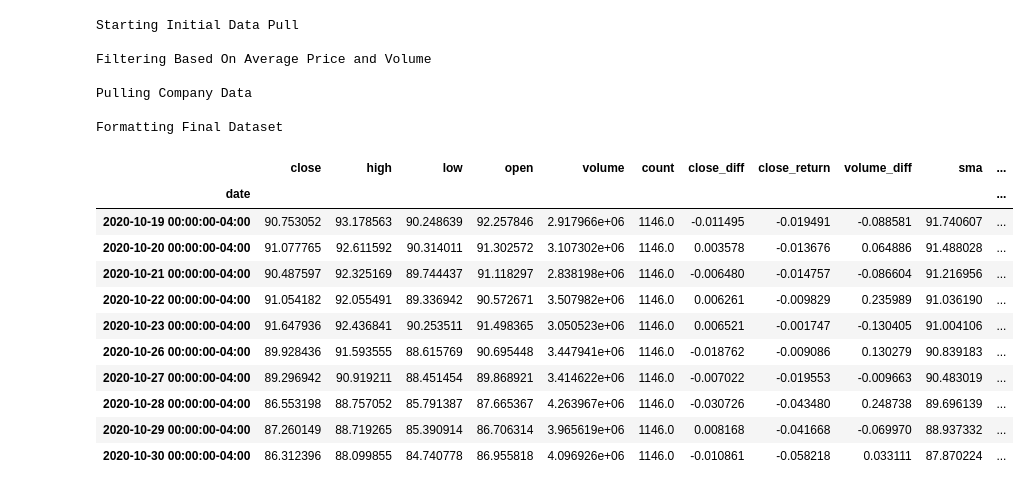
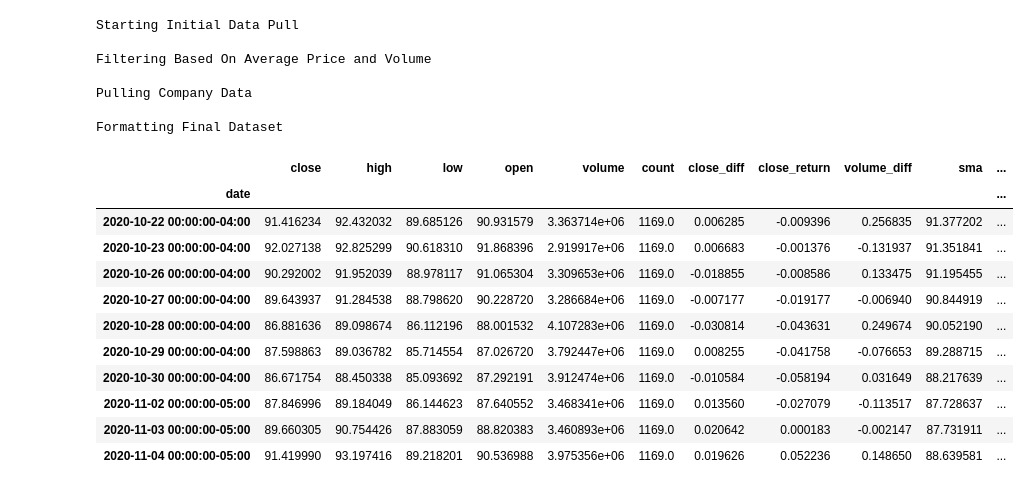
Before and after one commit to webclinic017/Stock-Strategy-Exploration, a Jupyter notebook: Python/Automated-Investing.ipynb, the cells around one changed output. Cells and saved outputs as stored; diff of their text form; code cells hidden in the pictures.

```diff
--- a/Python/Automated-Investing.ipynb
+++ b/Python/Automated-Investing.ipynb
@@ -34,7 +31,7 @@ import alpaca_trade_api as tradeapi
 api = tradeapi.REST(os.getenv("AP_KEY"),os.getenv("AP_SECRET"), api_version='v2')
 apip = tradeapi.REST(os.getenv("APP_KEY"),os.getenv("APP_SECRET"), api_version='v2',base_url='https://paper-api.alpaca.markets')
 # %%
-N_DAYS_AGO = 365
+N_DAYS_AGO = 52*5
 OLS_Window = 5
 min_list_years = 5
 min_volume = 400000
@@ -197,35 +195,35 @@ Formatting Final Dataset
 # %%
 ## Loading Stored Data
 Combined_Data = pickle.load(open(Project_Folder + "Data//Historical_Data.p" , "rb" ))
 # Combined_Data.to_csv(Project_Folder + "Data//Historical_Data_Stocks.csv")
 
 ### Exploring Total Market Performance
 Combined_Data = Combined_Data.drop_duplicates()
-if datetime.now().hour < 19:
+if datetime.now().hour < 16:
     Combined_Data = Combined_Data[(datetime.now() - timedelta(days = N_DAYS_AGO)).strftime("%Y-%m-%d"):(datetime.now()- timedelta(days = 1)).strftime("%Y-%m-%d")]
 else:
     Combined_Data = Combined_Data[(datetime.now() - timedelta(days = N_DAYS_AGO)).strftime("%Y-%m-%d"):datetime.now().strftime("%Y-%m-%d")]
 
 Total_Market = Stock_Consolidator(Combined_Data)
 Total_Market = Total_Market.loc[Total_Market.RSI > 0,:]
 
 ## Run to Update Total Market Data
 # Total_Market.to_csv(Project_Folder + "Data//Historical_Data_Total.csv")
 
 Total_Market.tail(10)
 # %% [output]
 |  | close | high | low | open | volume | count | close_diff | close_return | volume_diff | sma | ... |
 | date |  |  |  |  |  |  |  |  |  |  | ... |
-| 2020-10-19 00:00:00-04:00 | 90.753052 | 93.178563 | 90.248639 | 92.257846 | 2.917966e+06 | 1146.0 | -0.011495 | -0.019491 | -0.088581 | 91.740607 | ... |
-| 2020-10-20 00:00:00-04:00 | 91.077765 | 92.611592 | 90.314011 | 91.302572 | 3.107302e+06 | 1146.0 | 0.003578 | -0.013676 | 0.064886 | 91.488028 | ... |
-| 2020-10-21 00:00:00-04:00 | 90.487597 | 92.325169 | 89.744437 | 91.118297 | 2.838198e+06 | 1146.0 | -0.006480 | -0.014757 | -0.086604 | 91.216956 | ... |
-| 2020-10-22 00:00:00-04:00 | 91.054182 | 92.055491 | 89.336942 | 90.572671 | 3.507982e+06 | 1146.0 | 0.006261 | -0.009829 | 0.235989 | 91.036190 | ... |
-| 2020-10-23 00:00:00-04:00 | 91.647936 | 92.436841 | 90.253511 | 91.498365 | 3.050523e+06 | 1146.0 | 0.006521 | -0.001747 | -0.130405 | 91.004106 | ... |
-| 2020-10-26 00:00:00-04:00 | 89.928436 | 91.593555 | 88.615769 | 90.695448 | 3.447941e+06 | 1146.0 | -0.018762 | -0.009086 | 0.130279 | 90.839183 | ... |
-| 2020-10-27 00:00:00-04:00 | 89.296942 | 90.919211 | 88.451454 | 89.868921 | 3.414622e+06 | 1146.0 | -0.007022 | -0.019553 | -0.009663 | 90.483019 | ... |
-| 2020-10-28 00:00:00-04:00 | 86.553198 | 88.757052 | 85.791387 | 87.665367 | 4.263967e+06 | 1146.0 | -0.030726 | -0.043480 | 0.248738 | 89.696139 | ... |
-| 2020-10-29 00:00:00-04:00 | 87.260149 | 88.719265 | 85.390914 | 86.706314 | 3.965619e+06 | 1146.0 | 0.008168 | -0.041668 | -0.069970 | 88.937332 | ... |
-| 2020-10-30 00:00:00-04:00 | 86.312396 | 88.099855 | 84.740778 | 86.955818 | 4.096926e+06 | 1146.0 | -0.010861 | -0.058218 | 0.033111 | 87.870224 | ... |
+| 2020-10-22 00:00:00-04:00 | 91.416234 | 92.432032 | 89.685126 | 90.931579 | 3.363714e+06 | 1169.0 | 0.006285 | -0.009396 | 0.256835 | 91.377202 | ... |
+| 2020-10-23 00:00:00-04:00 | 92.027138 | 92.825299 | 90.618310 | 91.868396 | 2.919917e+06 | 1169.0 | 0.006683 | -0.001376 | -0.131937 | 91.351841 | ... |
+| 2020-10-26 00:00:00-04:00 | 90.292002 | 91.952039 | 88.978117 | 91.065304 | 3.309653e+06 | 1169.0 | -0.018855 | -0.008586 | 0.133475 | 91.195455 | ... |
+| 2020-10-27 00:00:00-04:00 | 89.643937 | 91.284538 | 88.798620 | 90.228720 | 3.286684e+06 | 1169.0 | -0.007177 | -0.019177 | -0.006940 | 90.844919 | ... |
+| 2020-10-28 00:00:00-04:00 | 86.881636 | 89.098674 | 86.112196 | 88.001532 | 4.107283e+06 | 1169.0 | -0.030814 | -0.043631 | 0.249674 | 90.052190 | ... |
+| 2020-10-29 00:00:00-04:00 | 87.598863 | 89.036782 | 85.714554 | 87.026720 | 3.792447e+06 | 1169.0 | 0.008255 | -0.041758 | -0.076653 | 89.288715 | ... |
+| 2020-10-30 00:00:00-04:00 | 86.671754 | 88.450338 | 85.093692 | 87.292191 | 3.912474e+06 | 1169.0 | -0.010584 | -0.058194 | 0.031649 | 88.217639 | ... |
+| 2020-11-02 00:00:00-05:00 | 87.846996 | 89.184049 | 86.144623 | 87.640552 | 3.468341e+06 | 1169.0 | 0.013560 | -0.027079 | -0.113517 | 87.728637 | ... |
+| 2020-11-03 00:00:00-05:00 | 89.660305 | 90.754426 | 87.883059 | 88.820383 | 3.460893e+06 | 1169.0 | 0.020642 | 0.000183 | -0.002147 | 87.731911 | ... |
+| 2020-11-04 00:00:00-05:00 | 91.419990 | 93.197416 | 89.218201 | 90.536988 | 3.975356e+06 | 1169.0 | 0.019626 | 0.052236 | 0.148650 | 88.639581 | ... |
 # %%
 Plot_Data = Total_Market
 Plot_Data['RSI'] = pd.qcut(Plot_Data.RSI,100,labels = False)
```
Also changed, not shown: parts of 24 cells of this notebook, 5 other files.
